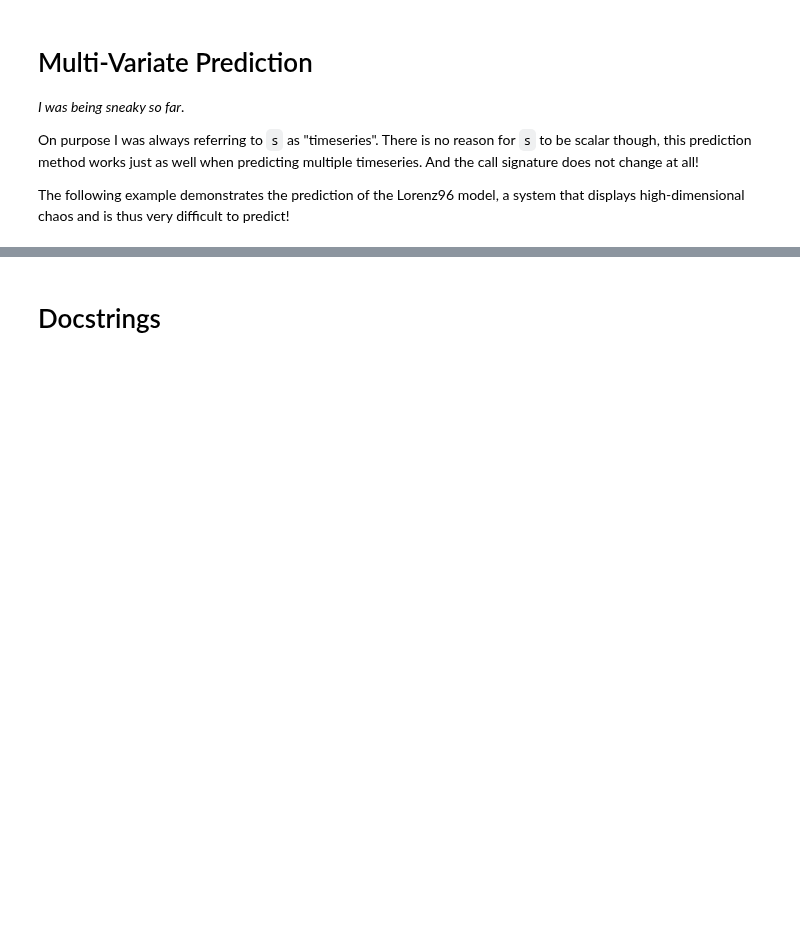
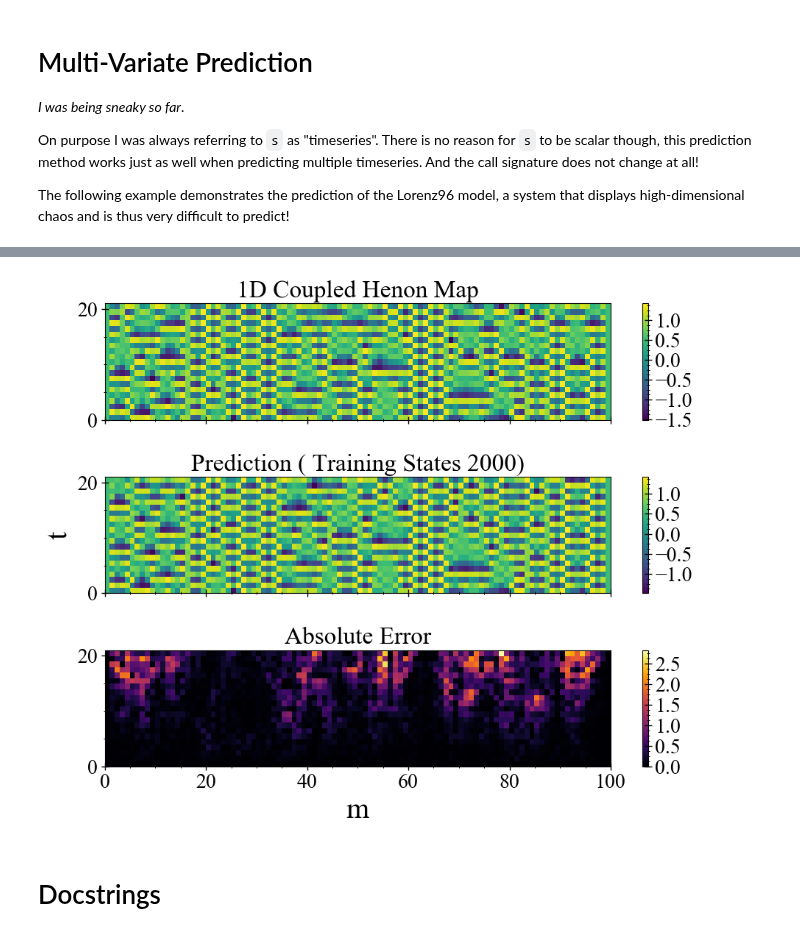
Before and after one commit to xorJane/tutorials, a Jupyter notebook: 8. Timeseries Prediction.ipynb, the cells around one changed output, grey strips where cells are left out. Cells and saved outputs as stored; diff of their text form; code cells hidden in the pictures; blank space fills up the shorter version.

Commit message:
some spatiotemporal stuff

```diff
--- a/8. Timeseries Prediction.ipynb
+++ b/8. Timeseries Prediction.ipynb
@@ -264,3 +393,59 @@ i.c.: [0.908031, 0.181653, 0.430454, 0.884509, 0.579794]
+# %%
+function coupled_henon(M=100)
+    function henon(du, u, p, t)
+        du[1,1] = du[M,1] = 0.5
+        du[1,2] = du[M,2] = 0
+        for m=2:M-1
+            du[m,1] = 1 - 1.45*(.5*u[m,1]+ .25*u[m-1,1] + .25u[m+1,1])^2 + 0.3*u[m,2]
+            du[m,2] = u[m,1]
+        end
+        return nothing
+    end
+    return SpatioTemporalSystem(henon,rand(M,2), nothing; t0=0)
+end
+
+M=100
+ds = coupled_henon(M)
+N_train = 2000
+p = 20
+data = trajectory(ds,N_train+p)
+U = [d[:,1] for d in data]
+V = [d[:,2] for d in data]
+#Reconstruct this #
+utrain = U[1:N_train]
+vtrain = V[1:N_train]
+utest  = U[N_train:N_train+p]
+vtest  = V[N_train:N_train+p]
+
+figure()
+ax1 = subplot(311)
+#Original
+pcolormesh(utest)
+colorbar()
+# Make x-tick labels invisible
+setp(ax1[:get_xticklabels](), visible=false)
+title("1D Coupled Henon Map")
+
+
+#Prediction
+ax2 = subplot(312, sharex = ax1, sharey = ax1)
+s_pred = localmodel_stts(utrain,2,1,p,1,1; ntype=FixedMassNeighborhood(2), printprogress = false)
+pcolormesh(s_pred)
+colorbar()
+setp(ax2[:get_xticklabels](), visible=false)
+title("Prediction ( Training States $N_train)")
+ylabel("t")
+
+#Error
+ax3 = subplot(313, sharex = ax1, sharey = ax1)
+ε = [abs.(utest[i]-s_pred[i]) for i=1:p+1]
+pcolormesh(ε, cmap="inferno")
+colorbar()
+title("Absolute Error")
+xlabel("m")
+tight_layout()
+# %% [output]
+[figure, added]
 # %% [markdown]
 # Docstrings
 # %%
```
Also changed, not shown: parts of 12 cells of this notebook, 2 other files.
